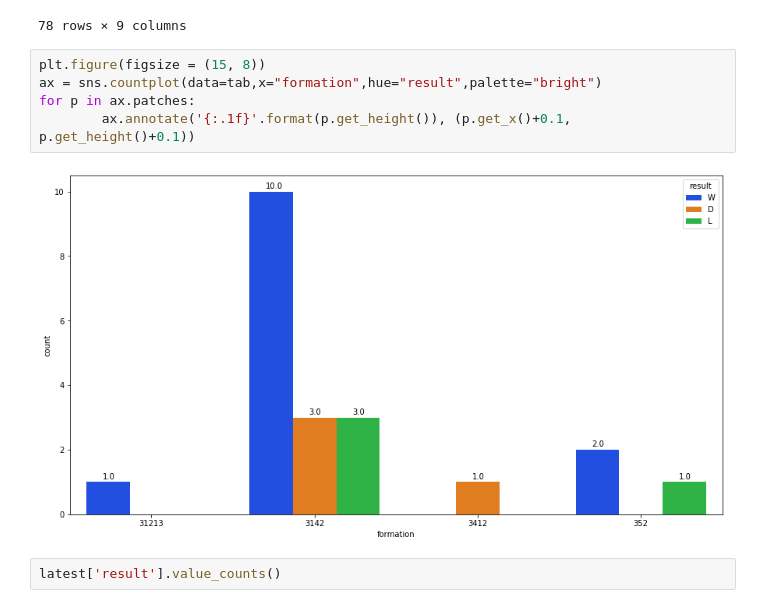
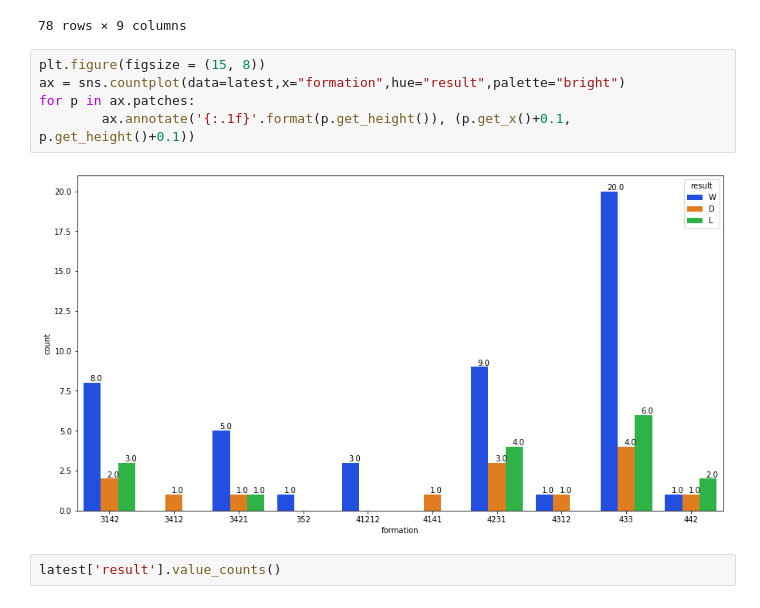
Before and after one commit to varun1414/Xformations, a Jupyter notebook: trend.ipynb, the cells around one changed output. Cells and saved outputs as stored; diff of their text form.

```diff
--- a/trend.ipynb
+++ b/trend.ipynb
@@ -100,11 +102,11 @@ latest
 78 rows × 9 columns
 # %%
 plt.figure(figsize = (15, 8))
-ax = sns.countplot(data=tab,x="formation",hue="result",palette="bright")
+ax = sns.countplot(data=latest,x="formation",hue="result",palette="bright")
 for p in ax.patches:
         ax.annotate('{:.1f}'.format(p.get_height()), (p.get_x()+0.1, p.get_height()+0.1))
 # %% [output]
-[figure, old version]
+[figure, new version]
 # %%
 latest['result'].value_counts()
 # %% [output]
```
Also changed, not shown: parts of 12 cells of this notebook.
